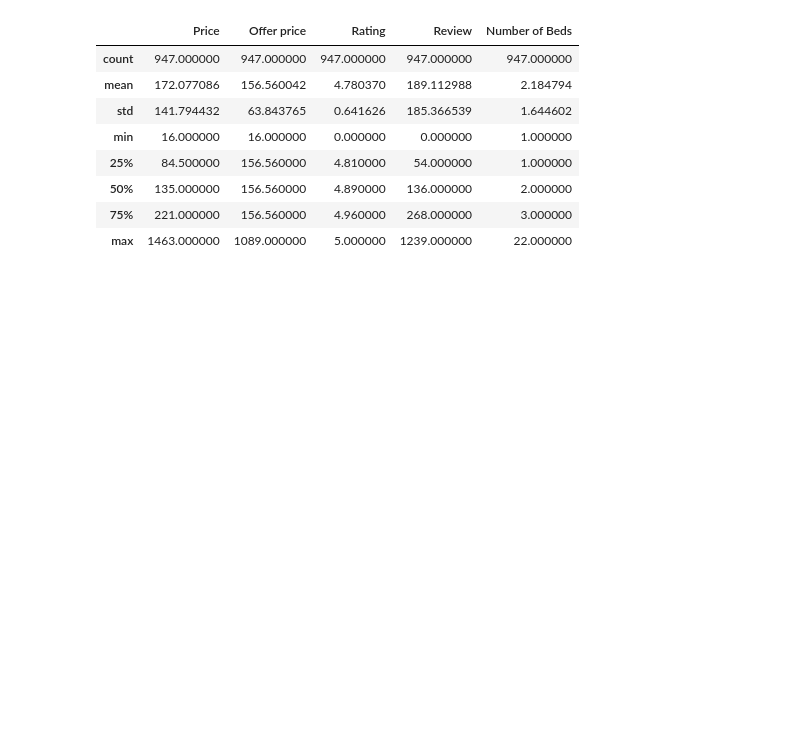
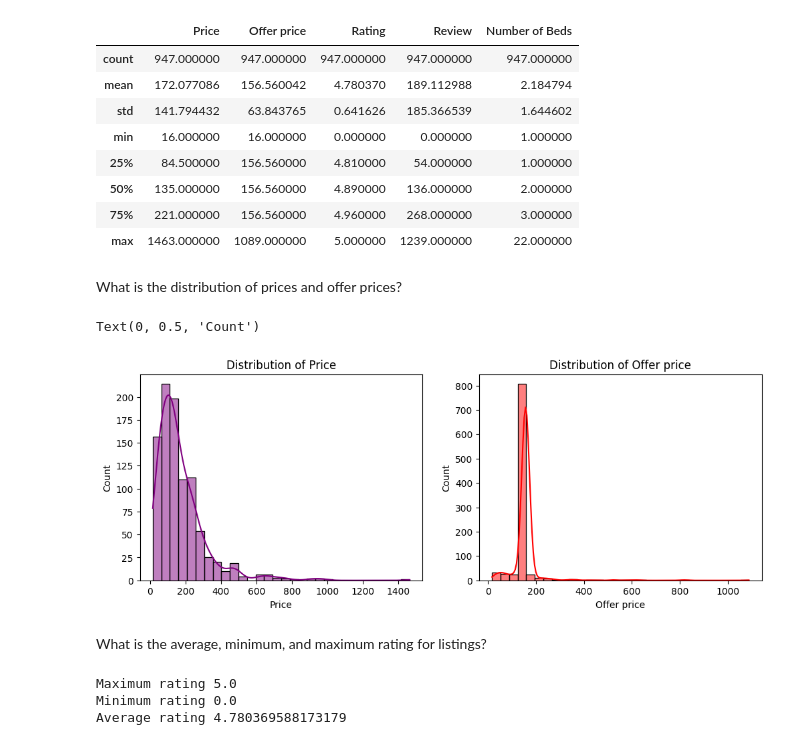
Before and after one commit to khalidkhankakar/EDA-projects-for-Machine-Learning, a Jupyter notebook: Airbnb Listing/main.ipynb, the cells around one changed output. Cells and saved outputs as stored; diff of their text form; code cells hidden in the pictures; blank space fills up the shorter version.

```diff
--- a/Airbnb Listing/main.ipynb
+++ b/Airbnb Listing/main.ipynb
@@ -332,3 +332,31 @@ final_df.describe()
 # %%
 numric_columns = ["Price", "Offer price", "Rating", "Review", "Number of Beds"]
 categorical_columns = ["Type of Bed", "Date"]
+# %% [markdown]
+What is the distribution of prices and offer prices?
+# %%
+plt.figure(figsize=(12, 4))
+plt.subplot(1,2,1)
+sns.histplot(final_df['Price'], bins=30, kde=True, color='purple')
+plt.title('Distribution of Price')
+plt.xlabel('Price')
+plt.ylabel('Count')
+
+plt.subplot(1,2,2)
+sns.histplot(final_df['Offer price'], bins=30, kde=True, color='red')
+plt.title('Distribution of Offer price')
+plt.xlabel('Offer price')
+plt.ylabel('Count')
+# %% [output]
+Text(0, 0.5, 'Count')
+[figure, added]
+# %% [markdown]
+What is the average, minimum, and maximum rating for listings?
+# %%
+print('Maximum rating',df['Rating'].max())
+print('Minimum rating',df['Rating'].min())
+print('Average rating',df['Rating'].mean())
+# %% [output]
+Maximum rating 5.0
+Minimum rating 0.0
+Average rating 4.780369588173179
```
Also changed, not shown: parts of 4 cells of this notebook.
